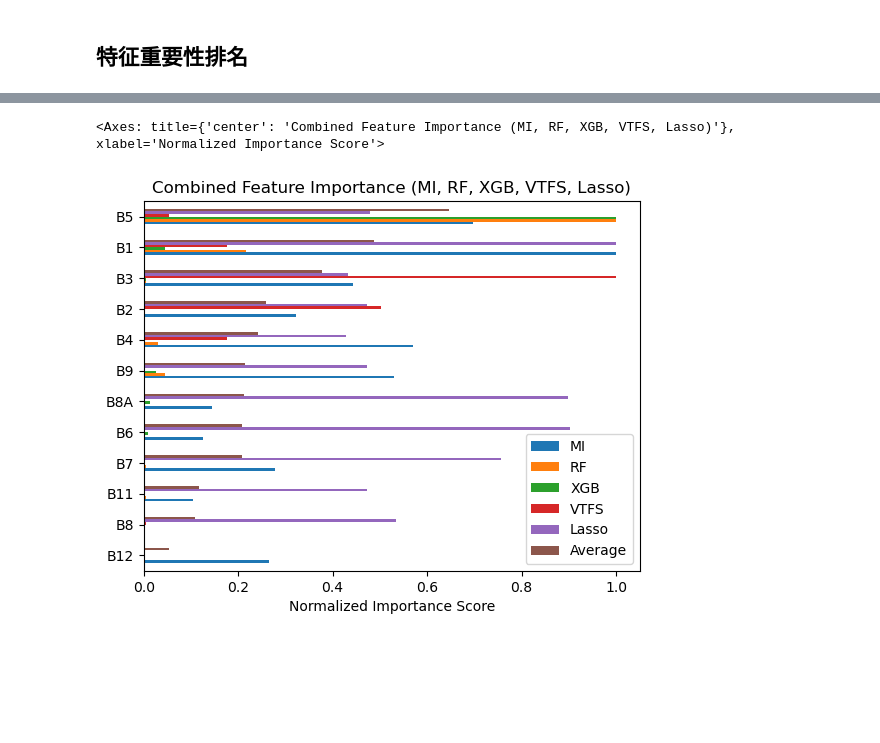
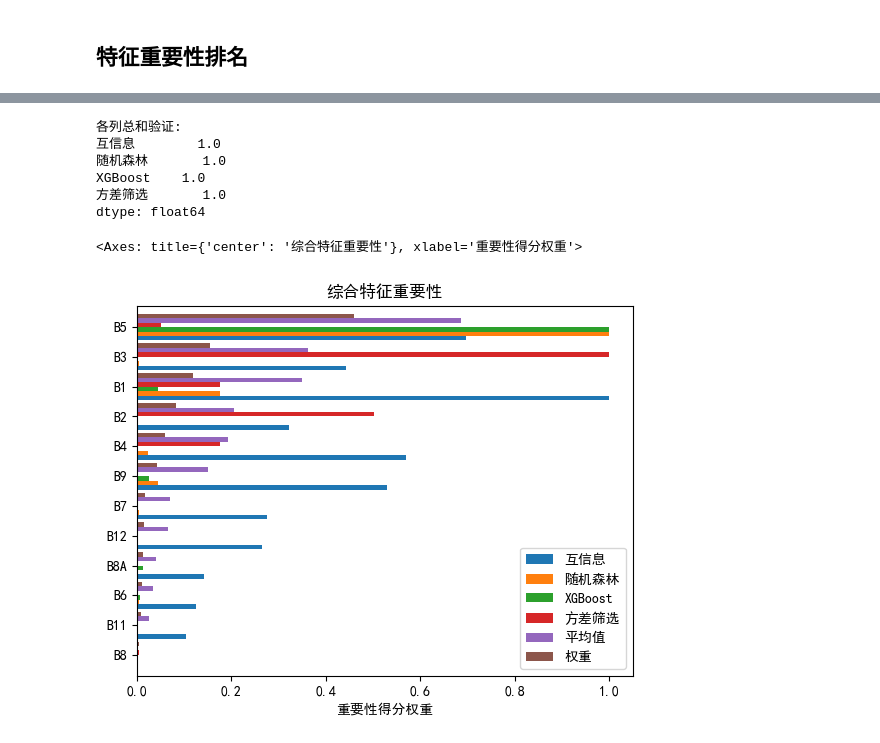
Before and after one commit to NtskwK/GraduationProject, a Jupyter notebook: importance.ipynb, the cells around one changed output, grey strips where cells are left out. Saved outputs shown, nothing was run; the diff lists cells and outputs as text; code cells hidden in the pictures; blank space fills up the shorter version.

```diff
--- a/importance.ipynb
+++ b/importance.ipynb
@@ -2,6 +2,9 @@
 import pandas as pd
 import matplotlib.pyplot as plt
 from sklearn.ensemble import RandomForestRegressor
+
+plt.rcParams["font.sans-serif"] = ["SimHei"]
+
 
 # 读取数据
 rfr_importance = pd.read_csv("dataset_train.csv")
@@ -77,7 +80,7 @@ mi_importance.plot(
 from sklearn.linear_model import LassoCV
 import numpy as np
 
-lasso = LassoCV(cv=4)
+lasso = LassoCV(cv=5)
 lasso.fit(X, y)
 X_cols_array = np.array(X_cols)
 non_zero_features = X_cols_array[lasso.coef_ != 0]
@@ -138,33 +140,62 @@ Low Variance Features: ['B1', 'B5', 'B6', 'B7', 'B8', 'B8A', 'B9', 'B11', 'B12']
 # %%
 from sklearn.preprocessing import MinMaxScaler
 
 # 合并所有重要性得分
+# importance_df = pd.DataFrame({
+#     'MI': mi_importance,
+#     'RF': rfr_importance,
+#     'XGB': xgb_importance,
+#     'VTFS': vtfs,
+#     # 'Lasso': lasso_feature_coefficients
+# })
+
 importance_df = pd.DataFrame({
-    'MI': mi_importance,
-    'RF': rfr_importance,
-    'XGB': xgb_importance,
-    'VTFS': vtfs,
-    'Lasso': lasso_feature_coefficients
+    '互信息': mi_importance,
+    '随机森林': rfr_importance,
+    'XGBoost': xgb_importance,
+    '方差筛选': vtfs,
+    # 'Lasso': lasso_feature_coefficients
 })
 
-# 标准化得分
+# # 标准化得分
 scaler = MinMaxScaler()
 importance_scaled = pd.DataFrame(
     scaler.fit_transform(importance_df),
     columns=importance_df.columns,
     index=importance_df.index
 )
 
-# 计算平均重要性
-importance_scaled['Average'] = importance_scaled.mean(axis=1)
+# # 计算平均重要性
+importance_scaled['平均值'] = importance_scaled.mean(axis=1)
+
+# 计算每列的总和
+col_sums = importance_df.sum()
+
+# 计算权重（每列的每个值除以该列的总和）
+importance_weights = importance_df / col_sums
+print("各列总和验证:")
+print(importance_weights.sum())
+
+# 加权
+importance_scaled['权重'] = importance_weights.mean(axis=1)
+
+
 
 # 按重要性排序
-sorted_features = importance_scaled.sort_values('Average', ascending=True)
+sorted_features = importance_scaled.sort_values('权重', ascending=True)
 sorted_features.plot(
     kind="barh",
-    title="Combined Feature Importance (MI, RF, XGB, VTFS, Lasso)",
-    xlabel="Normalized Importance Score",
+    # title="Combined Feature Importance (MI, RF, XGB, VTFS, Lasso)",
+    title="综合特征重要性",
+    xlabel="重要性得分权重",
+    width=0.9,
 )
 # %% [output]
-<Axes: title={'center': 'Combined Feature Importance (MI, RF, XGB, VTFS, Lasso)'}, xlabel='Normalized Importance Score'>
+各列总和验证:
+互信息        1.0
+随机森林       1.0
+XGBoost    1.0
+方差筛选       1.0
+dtype: float64
+<Axes: title={'center': '综合特征重要性'}, xlabel='重要性得分权重'>
-[figure, old version]
+[figure, new version]
```
Also changed, not shown: parts of 5 cells of this notebook, 4 other files.
